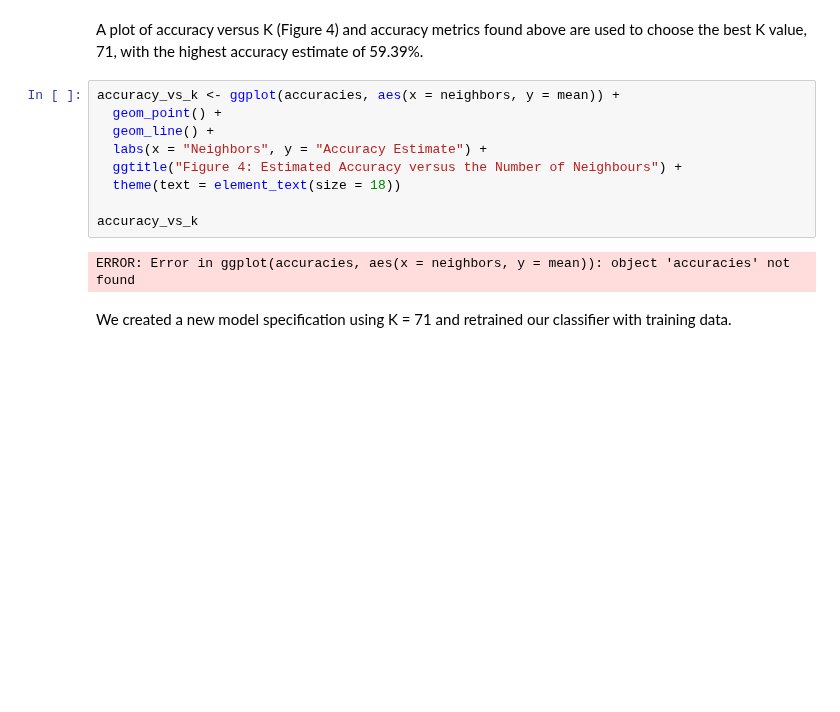
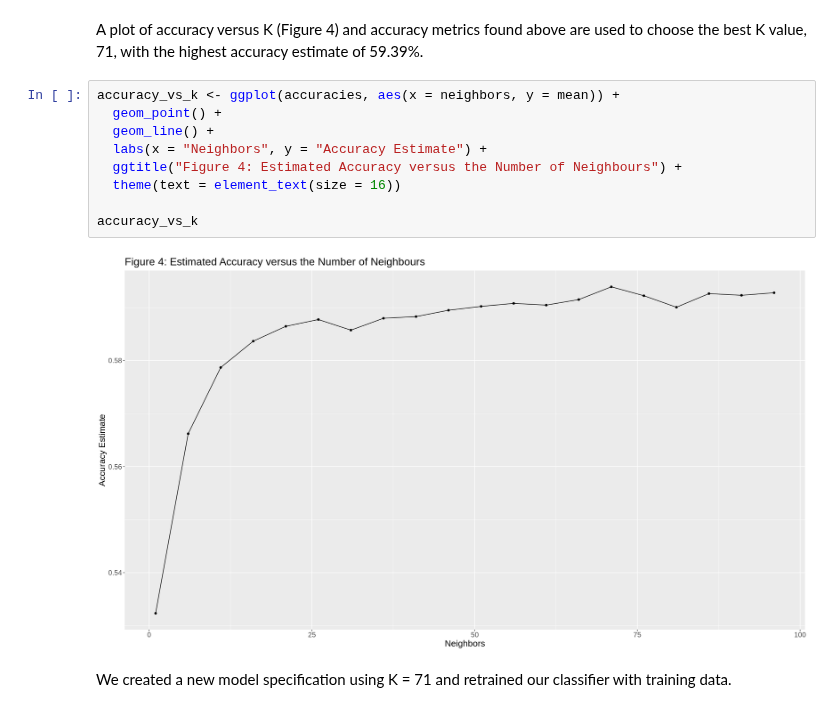
Before and after one commit to EllaShi7/DSCI-100-2022w2-Group-42-Project, a Jupyter notebook: Group_Project_Report.ipynb, the cells around one changed output. Drawn from its saved outputs; the diff is of its cells as text; blank space fills up the shorter version.

```diff
--- a/Group_Project_Report.ipynb
+++ b/Group_Project_Report.ipynb
@@ -335,13 +355,13 @@ A plot of  accuracy versus K (Figure 4) and accuracy metrics found above are use
 # %%
 accuracy_vs_k <- ggplot(accuracies, aes(x = neighbors, y = mean)) +
   geom_point() +
   geom_line() +
   labs(x = "Neighbors", y = "Accuracy Estimate") +
   ggtitle("Figure 4: Estimated Accuracy versus the Number of Neighbours") +
-  theme(text = element_text(size = 18))
+  theme(text = element_text(size = 16))
 
 accuracy_vs_k
 # %% [output]
-ERROR: Error in ggplot(accuracies, aes(x = neighbors, y = mean)): object 'accuracies' not found
+[figure, added]
 # %% [markdown]
 We created a new model specification using K = 71 and retrained our classifier with training data.
```
Also changed, not shown: parts of 13 cells of this notebook.
